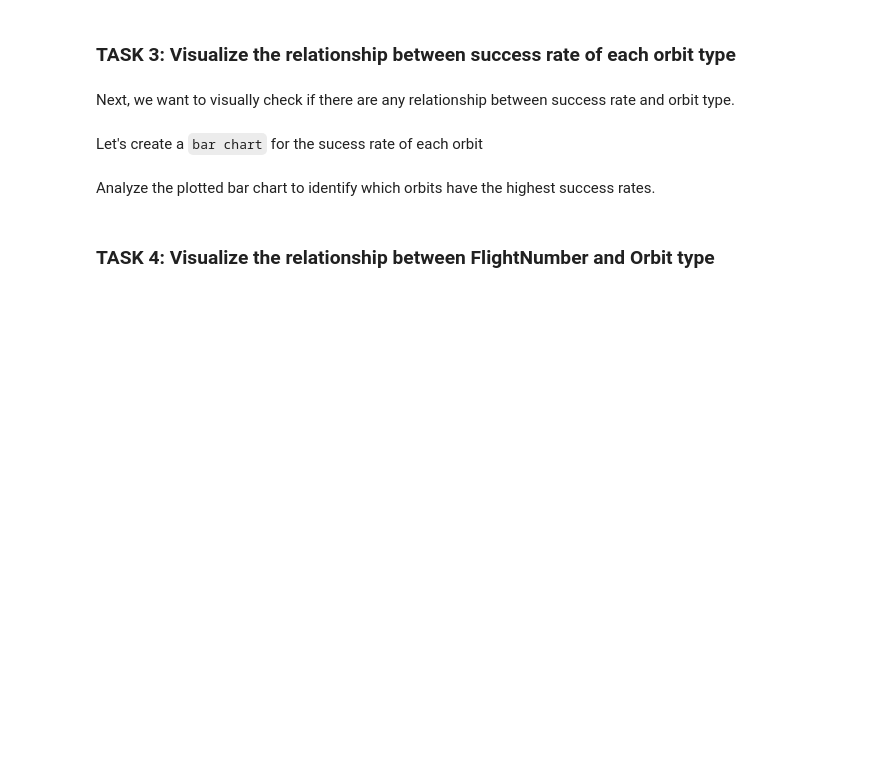
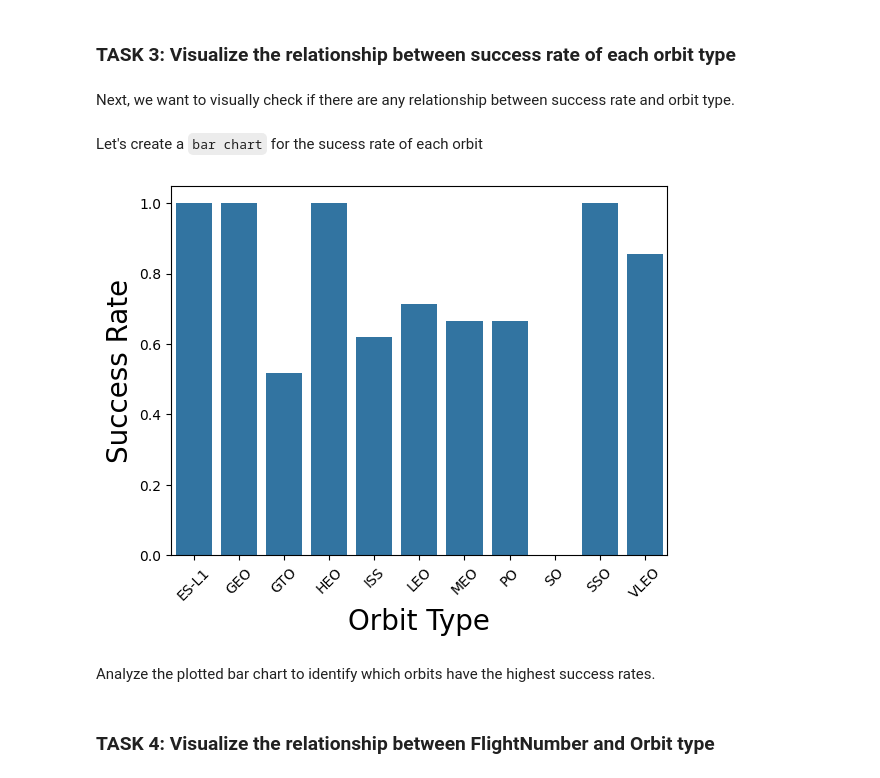
Before and after one commit to adnanjaved78/spacex_falcon9_landing_predictions, a Jupyter notebook: 04-edadataviz.ipynb, the cells around one changed output. Saved outputs shown, nothing was run; the diff lists cells and outputs as text; code cells hidden in the pictures; blank space fills up the shorter version.

```diff
--- a/04-edadataviz.ipynb
+++ b/04-edadataviz.ipynb
@@ -124,10 +126,15 @@ Let's create a `bar chart` for the sucess rate of each orbit
 # %%
 # HINT use groupby method on Orbit column and get the mean of Class column
 # Hric_df = df.groupby('Orbit')['Class'].mean().reset_index()
-sns.countplot(x="Orbit", hue="Class", data=df)
+orbit_success = df.groupby("Orbit", as_index=False)["Class"].mean()
+
+sns.barplot(data=orbit_success, x="Orbit", y="Class")
 plt.xlabel("Orbit Type", fontsize=20)
 plt.ylabel("Success Rate", fontsize=20)
+plt.xticks(rotation=45)
 plt.show()
+# %% [output]
+[figure, added]
 # %% [markdown]
 Analyze the plotted bar chart to identify which orbits have the highest success rates.
 # %% [markdown]
```
Also changed, not shown: parts of 9 cells of this notebook, 1 other file.
